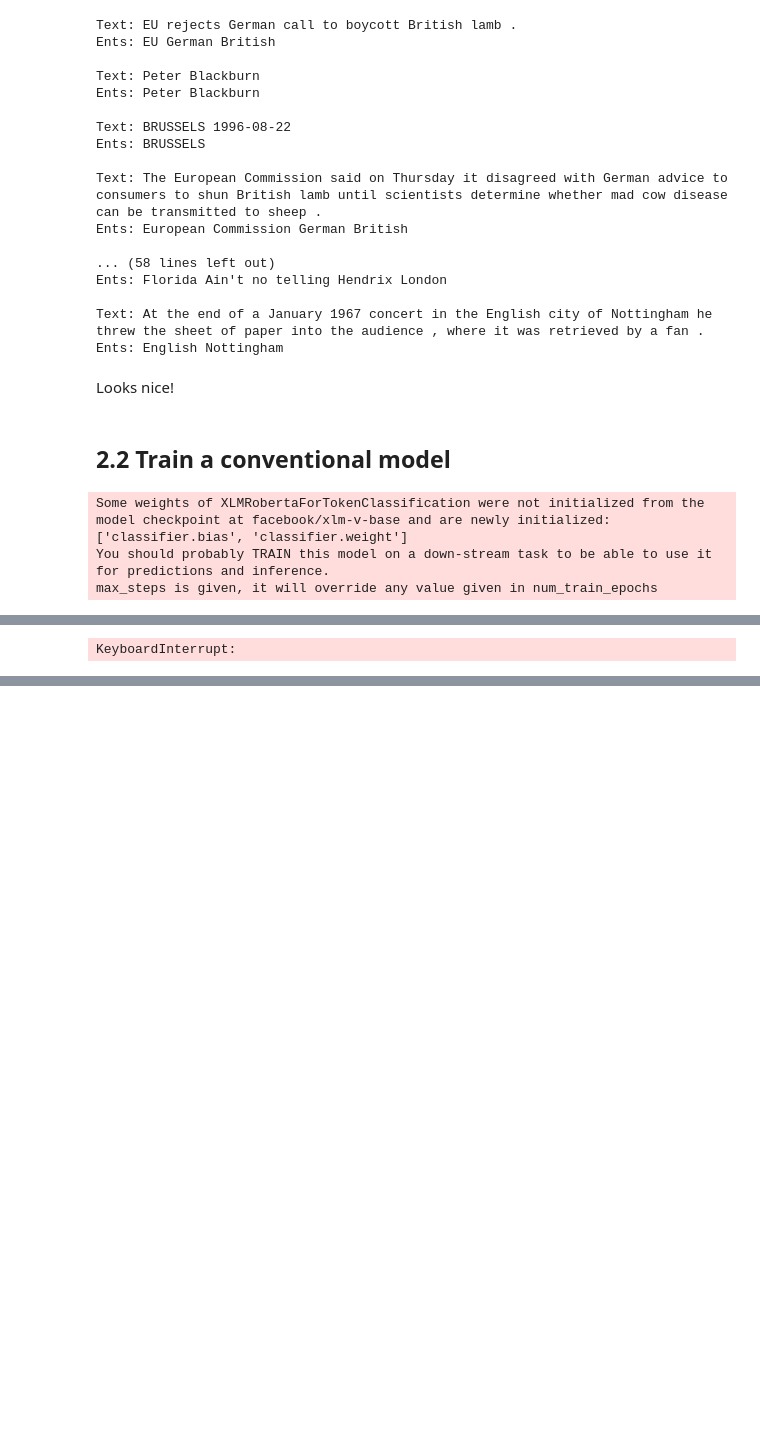
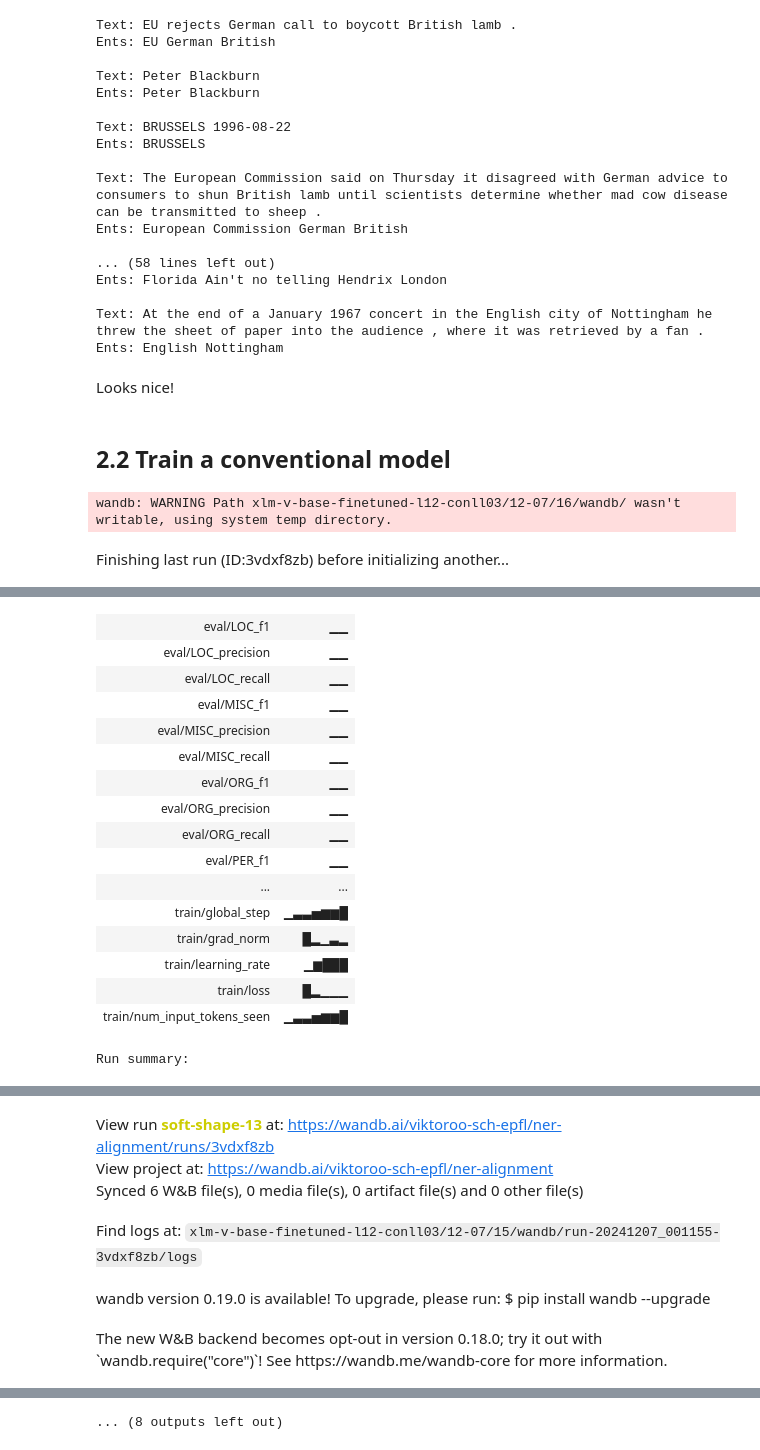
Before and after one commit to ViktorooReps/aligned_ner, a Jupyter notebook: test.ipynb, the cells around one changed output, grey strips where cells are left out. Saved outputs shown, nothing was run; the diff lists cells and outputs as text; code cells hidden in the pictures; blank space fills up the shorter version.

```diff
--- a/test.ipynb
+++ b/test.ipynb
@@ -290,28 +290,53 @@ n_run = 0
 # %%
+run_name = f'xlm-v-base-finetuned-l12-conll03/{datetime.now().strftime("%m-%d")}/{n_run}'
+wandb.init(
+    project='ner-alignment',
+    name=run_name,
+    dir=run_name,
+    resume=False
+)
 n_run += 1
-model = XLMRobertaForTokenClassification.from_pretrained('facebook/xlm-v-base', num_labels=9)
+
+model = XLMRobertaForTokenClassification.from_pretrained(
+    'facebook/xlm-v-base',
+    num_labels=9,
+    classifier_dropout=0.1,
+    hidden_dropout_prob=0.1
+)
+model.roberta.embeddings.requires_grad_(False)  # freeze input embeddings to avoid parameter shift (training on english and inferencing on africaans -> different tokens are activated)
+print(f"Percentage of frozen modules: {100 * sum(1 for module in model.modules() if not any(p.requires_grad for p in module.parameters())) / sum(1 for module in model.modules()):.2f}%")
+print(f"Percentage of frozen parameters: {100 * sum(p.numel() for p in model.parameters() if not p.requires_grad) / sum(p.numel() for p in model.parameters()):.2f}%")
+
+
 xlm_tok = AutoTokenizer.from_pretrained('facebook/xlm-v-base')
+
+
 trainer = Trainer(
     model=model,
     args=TrainingArguments(
-        output_dir=f'xlm-v-base-finetuned-l12-conll03/{datetime.now().strftime("%m-%d")}/{n_run}',
+        output_dir=run_name,
         overwrite_output_dir=True,
         eval_strategy='steps',
         eval_delay=0.001,
-        per_device_train_batch_size=64,
+        per_device_train_batch_size=16,
         per_device_eval_batch_size=128,
         learning_rate=2e-5,
-        max_steps=10000,
+        max_grad_norm=10,
+        max_steps=5000,
         lr_scheduler_type='cosine',
-        lr_scheduler_kwargs={ "num_cycles": 1 },
-        warmup_ratio=0.1,
-        logging_steps=250,
-        bf16=True,
-        eval_steps=500,
+        lr_scheduler_kwargs={ 'num_cycles': 0.5 },
+        warmup_ratio=0.05,
+        adam_epsilon=1e-8,
+        adam_beta1=0.9,
+        adam_beta2=0.999,
+        weight_decay=0.01,
+        logging_steps=100,
+        eval_steps=200,
         dataloader_num_workers=4,
-        torch_compile=True,
+        torch_compile=False,
         include_num_input_tokens_seen=True,
-        disable_tqdm=True
+        disable_tqdm=True,
+        report_to='wandb'
     ),
     data_collator=partial(collate_fn, pad_token=xlm_tok.pad_token_id),
     train_dataset=Dataset(load_from_disk('data/train'), tokenizer_name='xlm-v'),
@@ -319,7 +344,7 @@ trainer = Trainer(
     compute_metrics=compute_ner_metrics
 )
 trainer.train()
+wandb.finish()
 # %% [output]
-Some weights of XLMRobertaForTokenClassification were not initialized from the model checkpoint at facebook/xlm-v-base and are newly initialized: ['classifier.bias', 'classifier.weight']
-You should probably TRAIN this model on a down-stream task to be able to use it for predictions and inference.
-max_steps is given, it will override any value given in num_train_epochs
+wandb: WARNING Path xlm-v-base-finetuned-l12-conll03/12-07/16/wandb/ wasn't writable, using system temp directory.
+Finishing last run (ID:3vdxf8zb) before initializing another...
@@ -343 +352,17 @@ max_steps is given, it will override any value given in num_train_epochs
+| eval/LOC_f1 | ▁▁ |
+| eval/LOC_precision | ▁▁ |
+| eval/LOC_recall | ▁▁ |
+| eval/MISC_f1 | ▁▁ |
+| eval/MISC_precision | ▁▁ |
+| eval/MISC_recall | ▁▁ |
+| eval/ORG_f1 | ▁▁ |
+| eval/ORG_precision | ▁▁ |
+| eval/ORG_recall | ▁▁ |
+| eval/PER_f1 | ▁▁ |
+| ... | ... |
+| train/global_step | ▁▃▃▅▆▆█ |
+| train/grad_norm | █▂▁▃▂ |
+| train/learning_rate | ▁▆███ |
+| train/loss | █▂▁▁▁ |
+| train/num_input_tokens_seen | ▁▃▃▅▆▆█ |
-KeyboardInterrupt:
+Run summary:
@@ -343,0 +385,6 @@ KeyboardInterrupt:
+View run soft-shape-13 at: https://wandb.ai/viktoroo-sch-epfl/ner-alignment/runs/3vdxf8zb
+View project at: https://wandb.ai/viktoroo-sch-epfl/ner-alignment
+Synced 6 W&B file(s), 0 media file(s), 0 artifact file(s) and 0 other file(s)
+Find logs at: xlm-v-base-finetuned-l12-conll03/12-07/15/wandb/run-20241207_001155-3vdxf8zb/logs
+wandb version 0.19.0 is available! To upgrade, please run: $ pip install wandb --upgrade
+The new W&B backend becomes opt-out in version 0.18.0; try it out with `wandb.require("core")`! See https://wandb.me/wandb-core for more information.
@@ -344 +393,2 @@ KeyboardInterrupt:
+... (8 outputs left out)
 # %%
```
Also changed, not shown: parts of 10 cells of this notebook, 1 other file.
